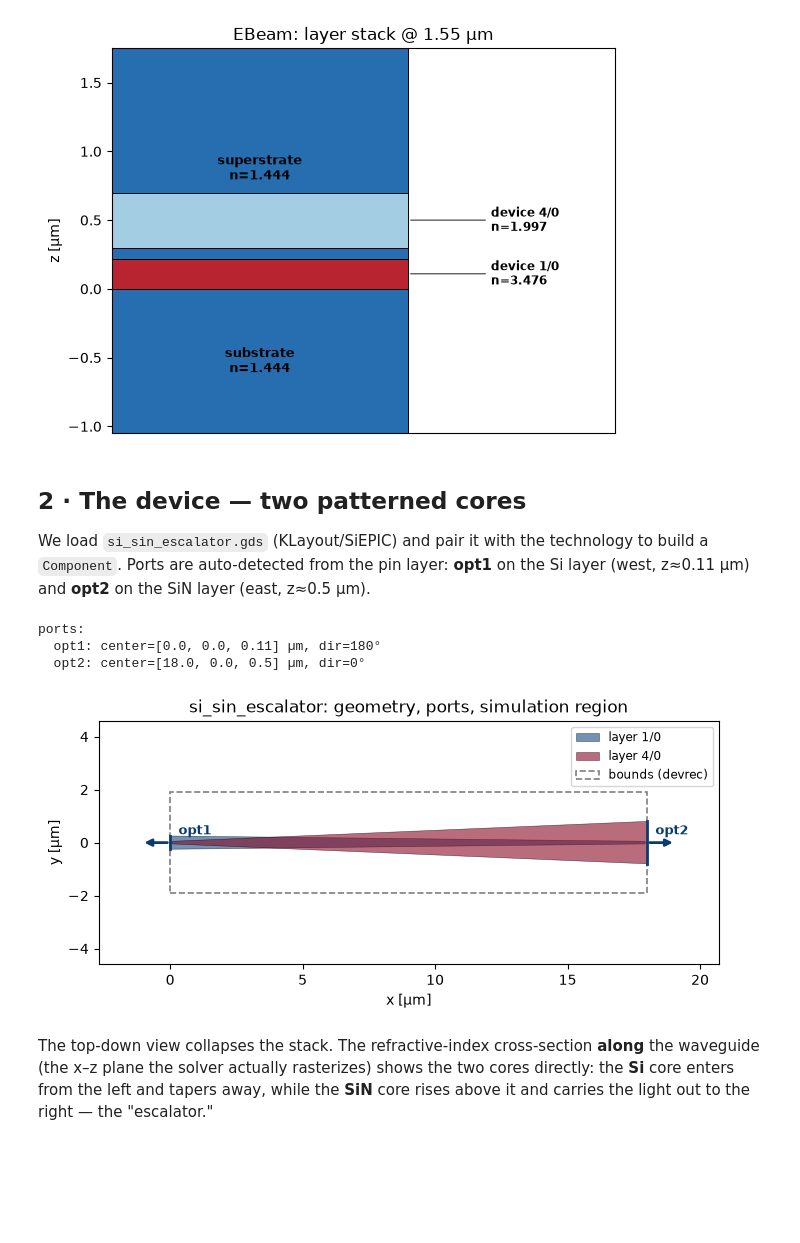
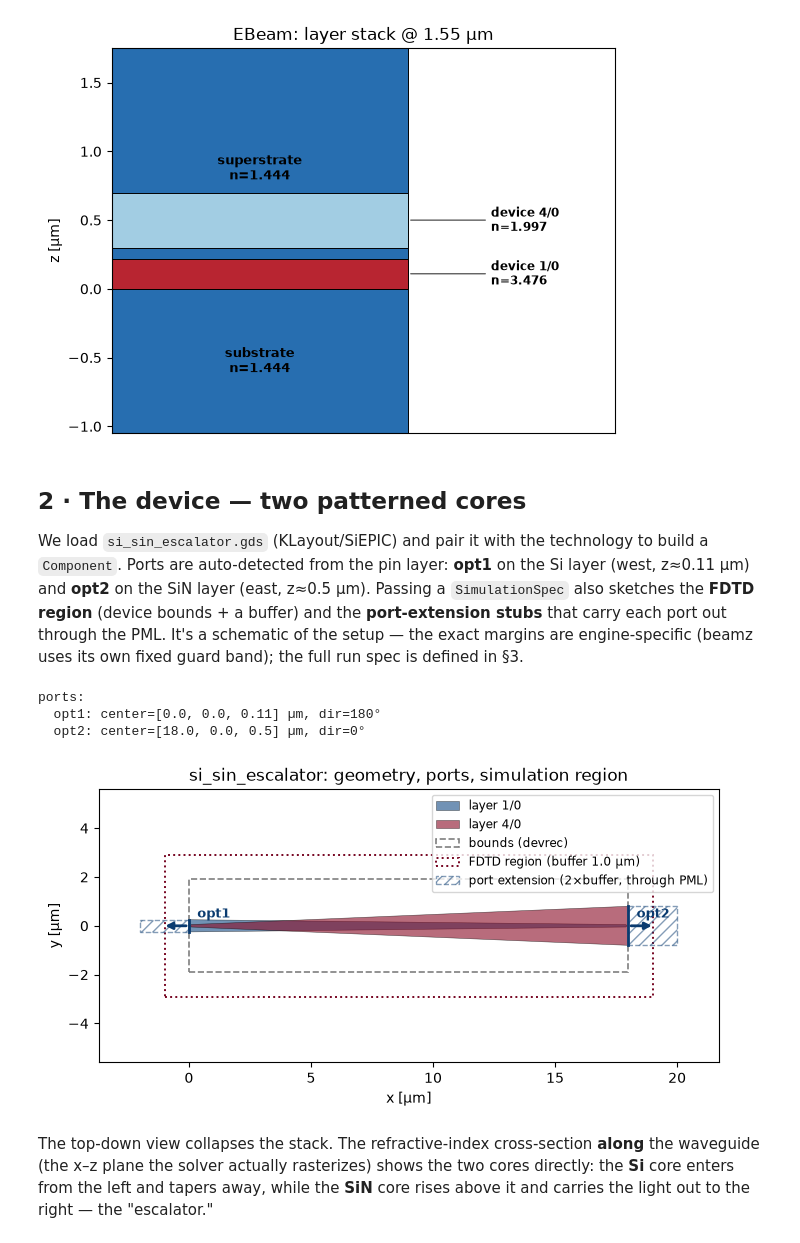
Before and after one commit to SiEPIC/gds_fdtd, a Jupyter notebook: examples/10_cookbook/10_cookbook.ipynb, the cells around one changed output. Saved outputs shown, nothing was run; the diff lists cells and outputs as text; code cells hidden in the pictures; blank space fills up the shorter version.

```diff
--- a/examples/10_cookbook/10_cookbook.ipynb
+++ b/examples/10_cookbook/10_cookbook.ipynb
@@ -62,21 +62,25 @@ plt.show()
 We load `si_sin_escalator.gds` (KLayout/SiEPIC) and pair it with the technology
 to build a `Component`. Ports are auto-detected from the pin layer: **opt1** on
 the Si layer (west, z≈0.11 µm) and **opt2** on the SiN layer (east, z≈0.5 µm).
+Passing a `SimulationSpec` also sketches the **FDTD region** (device bounds + a
+buffer) and the **port-extension stubs** that carry each port out through the
+PML. It's a schematic of the setup — the exact margins are engine-specific
+(beamz uses its own fixed guard band); the full run spec is defined in §3.
 # %%
 cell, _layout = load_cell(str(HERE / "si_sin_escalator.gds"))
 component = load_component_from_tech(cell=cell, tech=tech)
 component.name = "si_sin_escalator"
 print("ports:")
 for p in component.ports:
     print(f"  {p.name}: center={[round(float(c), 3) for c in p.center]} µm, dir={p.direction}°")
 
-plot_component(component)
+plot_component(component, spec=SimulationSpec())
 plt.show()
 # %% [output]
 ports:
   opt1: center=[0.0, 0.0, 0.11] µm, dir=180°
   opt2: center=[18.0, 0.0, 0.5] µm, dir=0°
-[figure, old version]
+[figure, new version]
 # %% [markdown]
 The top-down view collapses the stack. The refractive-index cross-section
 **along** the waveguide (the x–z plane the solver actually rasterizes) shows the
```
Also changed, not shown: 1 other file.
